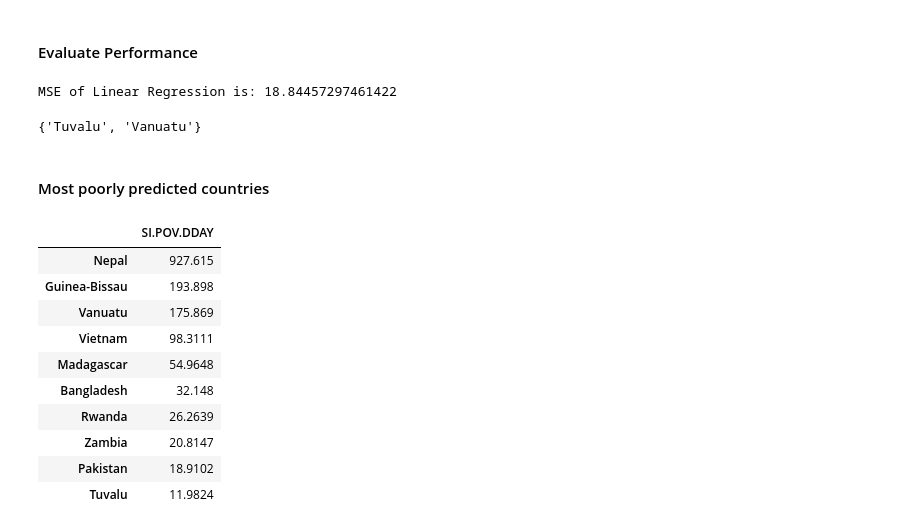
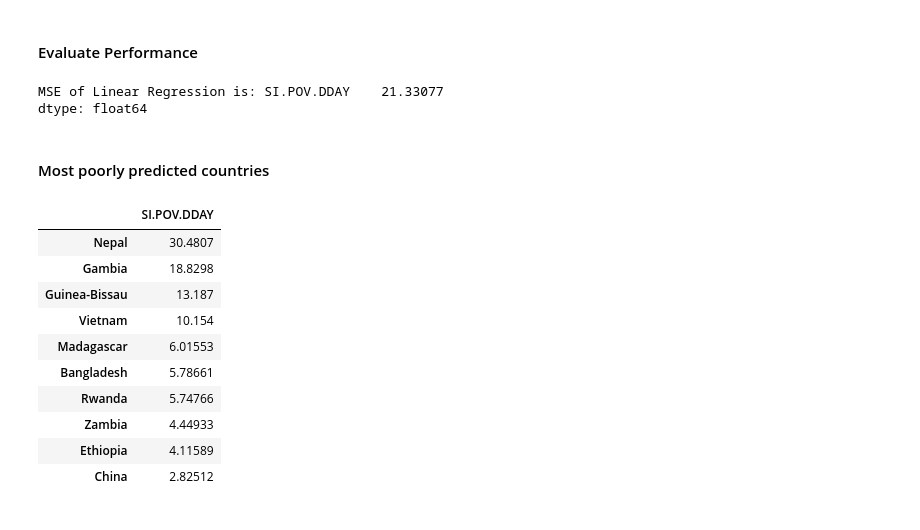
Before and after one commit to FergusOBoyle/sustainable-dev-goals-forecasting, a Jupyter notebook: notebooks/linear_regression_predictor.ipynb, the cells around one changed output. Cells and saved outputs as stored; diff of their text form; code cells hidden in the pictures.

```diff
--- a/notebooks/linear_regression_predictor.ipynb
+++ b/notebooks/linear_regression_predictor.ipynb
@@ -35,4 +40,7 @@ regions = list(data.index.levels[0])[:50]
 # %%
+#Create a list of coutries to be plotted in the summary plot below
+countries = list(data.index.levels[0])
+
 #pyplot.figure(figsize=(16, 20))
 inputs = list(data.columns)
 
@@ -43,7 +51,7 @@ for i in range(len(inputs)):
     axes[i].set_title(inputs[i])
     #ax.set_yticklabels([])
     column = inputs[i]
-    for country in regions:
+    for country in countries:
         values = data.loc[country][column].values
         axes[i].plot( list(range(1972,2019)), values)
 plt.subplots_adjust(wspace=0, hspace=0.4)
@@ -74 +87,10 @@ dtype: float64
+# %%
+#Interpolation
+#Only Interpolate up to the year before our target year and don't use any..
+#data beyond this to inform the interpolation
+
+data_imputed = pd.DataFrame(index=data.index, columns=data.columns)
+
+for country in data.index.levels[0]:
+    data.loc[(country):(country,str(predict_year-1)),:] = data.loc[(country):(country,str(predict_year-1)),:].interpolate(method='linear' ,limit_direction='both').values
 # %%
@@ -157,31 +183,25 @@ predictions_df = predictions_df.reindex(data_test_targets.index)
 # %% [markdown]
 #### Evaluate Performance
 # %%
-#forcing to ignore these 2 countries as they were not preidcted by the naive predictor and we want to compare
-#the performance
-ignore = ['Vanuatu','Tuvalu']
-mse_result,no_true_value,countries_not_predicted = evaluate.mse_countries(data_test_targets, predictions_df, ignore)
+mse_result,no_true_value,countries_not_predicted = evaluate.mse_countries(data_test_targets, predictions_df)
 
 print("MSE of Linear Regression is:", mse_result)
 # %% [output]
-MSE of Linear Regression is: 18.84457297461422
+MSE of Linear Regression is: SI.POV.DDAY    21.33077
+dtype: float64
-# %%
-countries_not_predicted
-# %% [output]
-{'Tuvalu', 'Vanuatu'}
 # %% [markdown]
 #### Most poorly predicted countries
 # %%
-((predictions_df - data_test_targets)**2).sort_values(by='SI.POV.DDAY',ascending=False).head(10)
+(abs(predictions_df - data_test_targets)).sort_values(by='SI.POV.DDAY',ascending=False).head(10)
 # %% [output]
 |  | SI.POV.DDAY |
-| Nepal | 927.615 |
-| Guinea-Bissau | 193.898 |
-| Vanuatu | 175.869 |
-| Vietnam | 98.3111 |
-| Madagascar | 54.9648 |
-| Bangladesh | 32.148 |
-| Rwanda | 26.2639 |
-| Zambia | 20.8147 |
-| Pakistan | 18.9102 |
-| Tuvalu | 11.9824 |
+| Nepal | 30.4807 |
+| Gambia | 18.8298 |
+| Guinea-Bissau | 13.187 |
+| Vietnam | 10.154 |
+| Madagascar | 6.01553 |
+| Bangladesh | 5.78661 |
+| Rwanda | 5.74766 |
+| Zambia | 4.44933 |
+| Ethiopia | 4.11589 |
+| China | 2.82512 |
```
Also changed, not shown: parts of 16 cells of this notebook, 1 other file.
